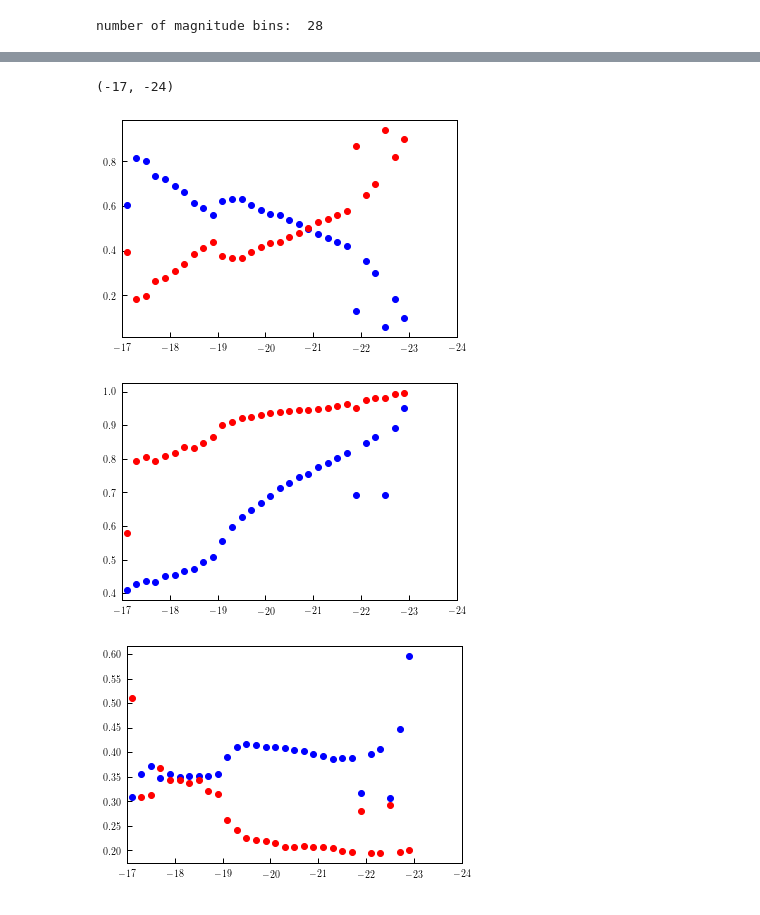
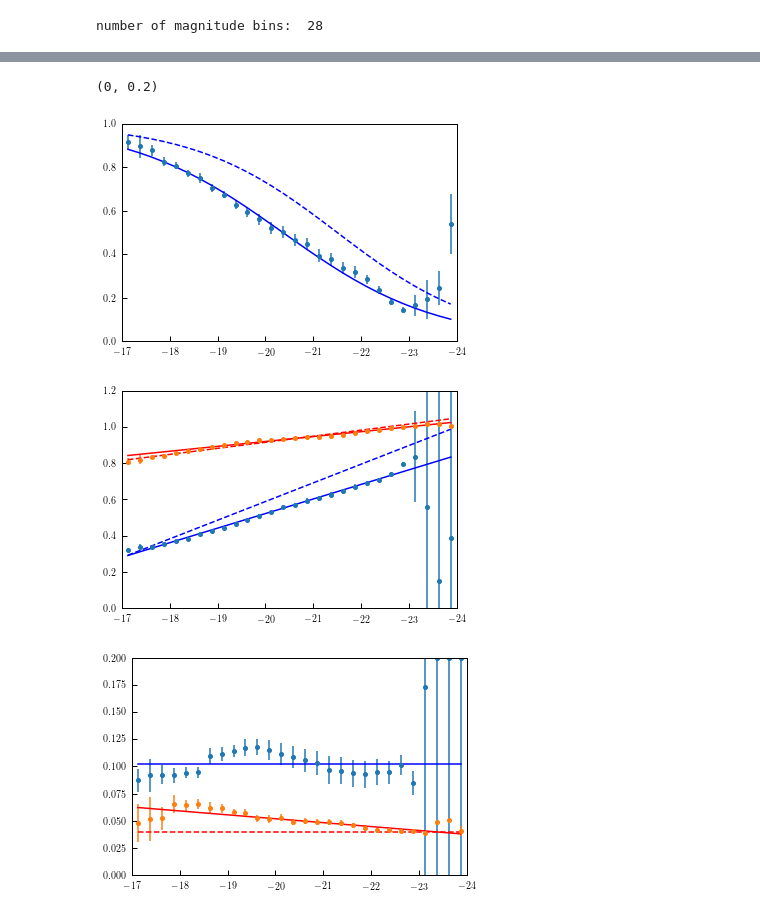
Before and after one commit to duncandc/galaxy_shapes, a Jupyter notebook: sdss_measurements/notebooks/galaxy_color.ipynb, the cells around one changed output, grey strips where cells are left out. Drawn from its saved outputs; the diff is of its cells as text; code cells hidden in the pictures.

Commit message:
working on color model

```diff
--- a/sdss_measurements/notebooks/galaxy_color.ipynb
+++ b/sdss_measurements/notebooks/galaxy_color.ipynb
@@ -58,20 +246,32 @@ plt.show()
 # %%
 plt.figure()
-plt.plot(mag_bin_centers, fs, 'o', color='blue')
-plt.plot(mag_bin_centers, 1-fs, 'o', color='red')
+plt.plot(mag_bin_centers, blue_fraction(mag_bin_centers), '--', color='blue')
+plt.plot(mag_bin_centers, blue_fraction(mag_bin_centers, *theta_f), color='blue')
+plt.errorbar(mag_bin_centers, fs,ferrs, fmt='o', ms=4)
 plt.xlim([-17,-24])
+plt.ylim([0,1])
 
 plt.figure()
-plt.plot(mag_bin_centers, m1s, 'o', color='blue')
-plt.plot(mag_bin_centers, m2s, 'o', color='red')
+plt.plot(mag_bin_centers, color_model.lt_mean_color(mag_bin_centers), '--', color='blue')
+plt.plot(mag_bin_centers, linear_model(mag_bin_centers, *theta_m1), '-', color='blue')
+plt.errorbar(mag_bin_centers, m1s, m1errs, fmt='o', ms=4)
+plt.plot(mag_bin_centers, color_model.et_mean_color(mag_bin_centers), '--', color='red')
+plt.plot(mag_bin_centers, linear_model(mag_bin_centers, *theta_m2), '-', color='red')
+plt.errorbar(mag_bin_centers, m2s, m2errs, fmt='o', ms=4)
 plt.xlim([-17,-24])
+plt.ylim([0,1.2])
 
 plt.figure()
-plt.plot(mag_bin_centers, s1s, 'o', color='blue')
-plt.plot(mag_bin_centers, s2s, 'o', color='red')
+plt.plot(mag_bin_centers, color_model.lt_scatter_color(mag_bin_centers),' --', color='blue')
+plt.plot(mag_bin_centers, const_model(mag_bin_centers, *theta_s1), '-', color='blue')
+plt.errorbar(mag_bin_centers, s1s, s1errs, fmt='o', ms=4)
+plt.plot(mag_bin_centers, color_model.et_scatter_color(mag_bin_centers), '--', color='red')
+plt.plot(mag_bin_centers, linear_model(mag_bin_centers, *theta_s2), '-', color='red')
+plt.errorbar(mag_bin_centers, s2s, s2errs, fmt='o', ms=4)
 plt.xlim([-17,-24])
+plt.ylim([0,0.2])
 # %% [output]
-(-17, -24)
+(0, 0.2)
-[figure, old version]
+[figure, new version]
-[figure, old version]
+[figure, new version]
-[figure, old version]
+[figure, new version]
```
Also changed, not shown: parts of 20 cells of this notebook, 1 other file.
